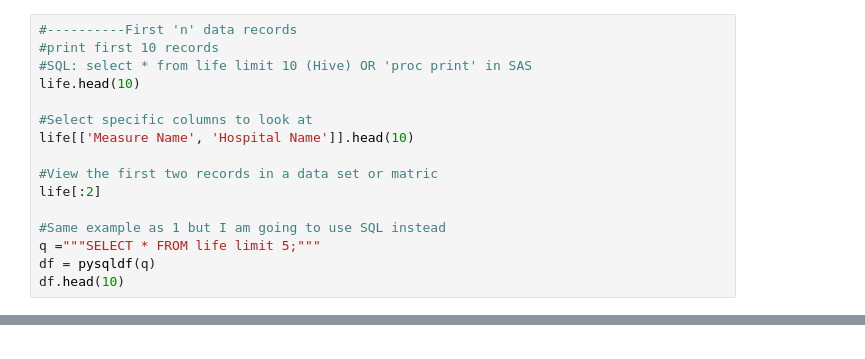
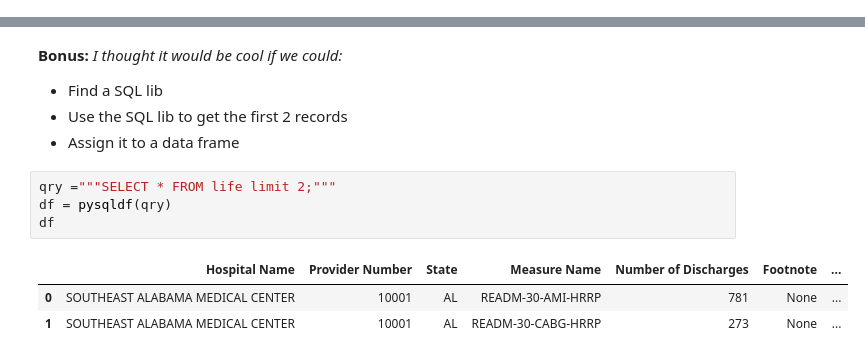
Before and after one commit to 4ram2varma5/SAS_to_Python, a Jupyter notebook: 1_familiarize_yourself_with_your_data.ipynb, the cells around one changed output, grey strips where cells are left out. Drawn from its saved outputs; the diff is of its cells as text.

```diff
--- a/1_familiarize_yourself_with_your_data.ipynb
+++ b/1_familiarize_yourself_with_your_data.ipynb
@@ -67,16 +0,0 @@ memory usage: 1.8+ MB
-# %%
-#----------First 'n' data records
-#print first 10 records
-#SQL: select * from life limit 10 (Hive) OR 'proc print' in SAS
-life.head(10)
-
-#Select specific columns to look at
-life[['Measure Name', 'Hospital Name']].head(10)
-
-#View the first two records in a data set or matric
-life[:2]
-
-#Same example as 1 but I am going to use SQL instead
-q ="""SELECT * FROM life limit 5;"""
-df = pysqldf(q)
-df.head(10)
@@ -269,0 +135,13 @@ df[df['State'] != 'AL'].head(5)
+# %% [markdown]
+**Bonus:** *I thought it would be cool if we could:*
+- Find a SQL lib
+- Use the SQL lib to get the first 2 records
+- Assign it to a data frame
+# %%
+qry ="""SELECT * FROM life limit 2;"""
+df = pysqldf(qry)
+df
+# %% [output]
+|  | Hospital Name | Provider Number | State | Measure Name | Number of Discharges | Footnote | ... |
+| 0 | SOUTHEAST ALABAMA MEDICAL CENTER | 10001 | AL | READM-30-AMI-HRRP | 781 | None | ... |
+| 1 | SOUTHEAST ALABAMA MEDICAL CENTER | 10001 | AL | READM-30-CABG-HRRP | 273 | None | ... |
```
Also changed, not shown: parts of 66 cells of this notebook.
